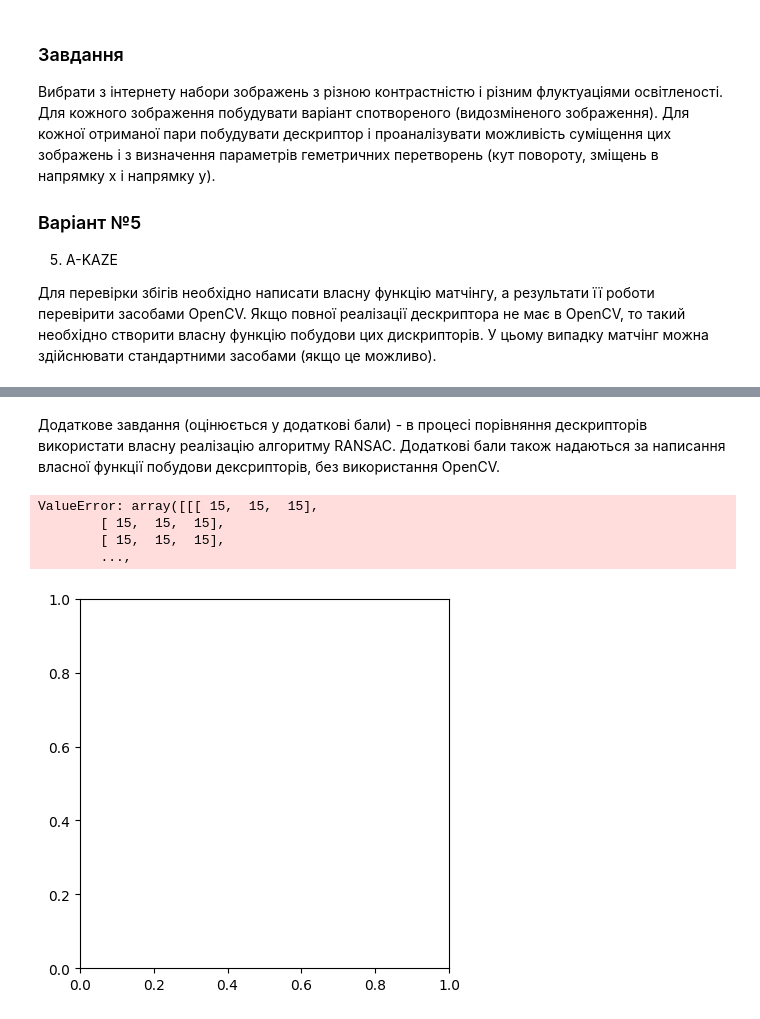
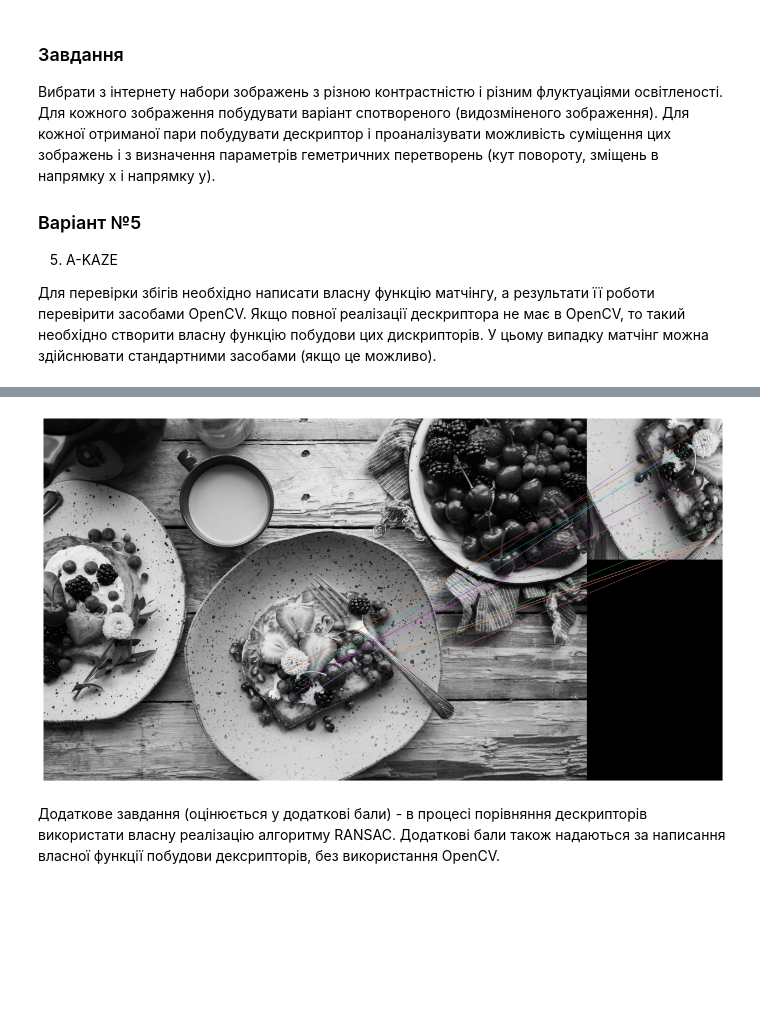
Before and after one commit to DPlpnu/cv-2023, a Jupyter notebook: group 413/lab2/Vilinskyi Taras/lab2_variant_5.ipynb, the cells around one changed output, grey strips where cells are left out. Drawn from its saved outputs; the diff is of its cells as text; code cells hidden in the pictures; blank space fills up the shorter version.

```diff
--- a/group 413/lab2/Vilinskyi Taras/lab2_variant_5.ipynb
+++ b/group 413/lab2/Vilinskyi Taras/lab2_variant_5.ipynb
@@ -12,0 +36,24 @@
+# %%
+def custom_matcher(
+        image: np.ndarray,
+        query: np.ndarray,
+        threshold: float = 0.5,
+        n_matches: int = 10
+    ) -> np.ndarray:
+    akaze = cv2.AKAZE_create()
+
+    kp1, des1 = akaze.detectAndCompute(image, None)
+    kp2, des2 = akaze.detectAndCompute(query, None)
+
+    matches = []
+    for i, d1 in enumerate(des1):
+        distances = np.linalg.norm(d1-des2, axis=1)
+        min_idx = np.argmin(distances)
+        min_dist = distances[min_idx]
+        if min_dist < threshold:
+            matches.append(cv2.DMatch(i, min_idx, min_dist))
+
+    matches = sorted(matches, key=lambda x: x.distance)
+    img_matches = cv2.drawMatches(image, kp1, query, kp2, matches[:n_matches], None, flags=cv2.DrawMatchesFlags_NOT_DRAW_SINGLE_POINTS)
+    # img_matches = cv2.cvtColor(img_matches, cv2.COLOR_BGR2RGB)
+    return img_matches
@@ -13,12 +71,7 @@
+# %%
+custom_matches = custom_matcher(img1, img2)
+show_matches(custom_matches)
+# %% [output]
+[figure, added]
 # %% [markdown]
 Додаткове завдання (оцінюється у додаткові бали) - в процесі порівняння дескрипторів використати власну реалізацію алгоритму RANSAC. Додаткові бали також надаються за написання власної функції побудови дексрипторів, без використання OpenCV.
-# %%
-import matplotlib.pyplot as plt
-
-plt.imshow("Matched Images", img_matches)
-# %% [output]
-ValueError: array([[[ 15,  15,  15],
-        [ 15,  15,  15],
-        [ 15,  15,  15],
-        ...,
-[figure, removed]
```
Also changed, not shown: parts of 5 cells of this notebook, 2 other files.
